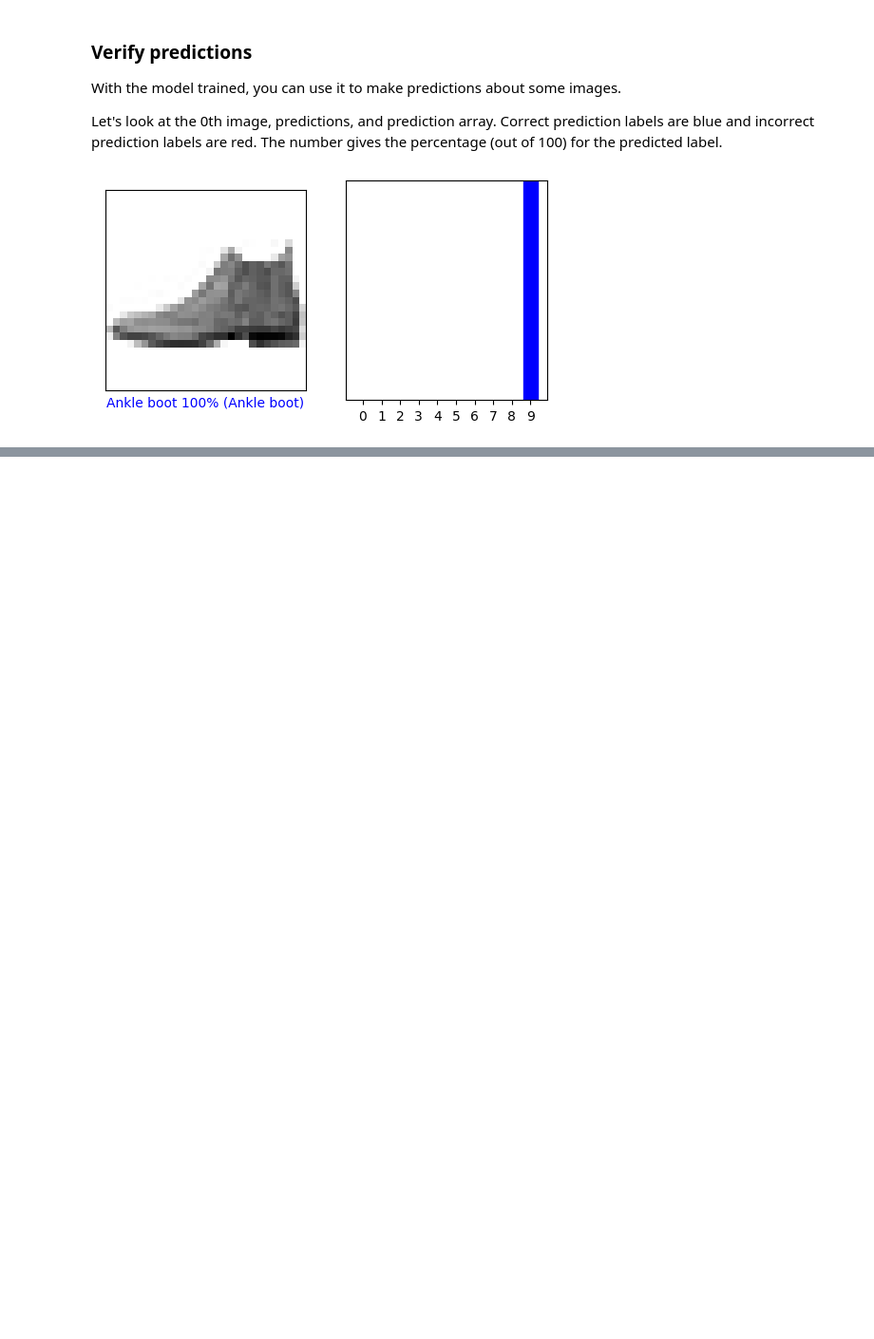
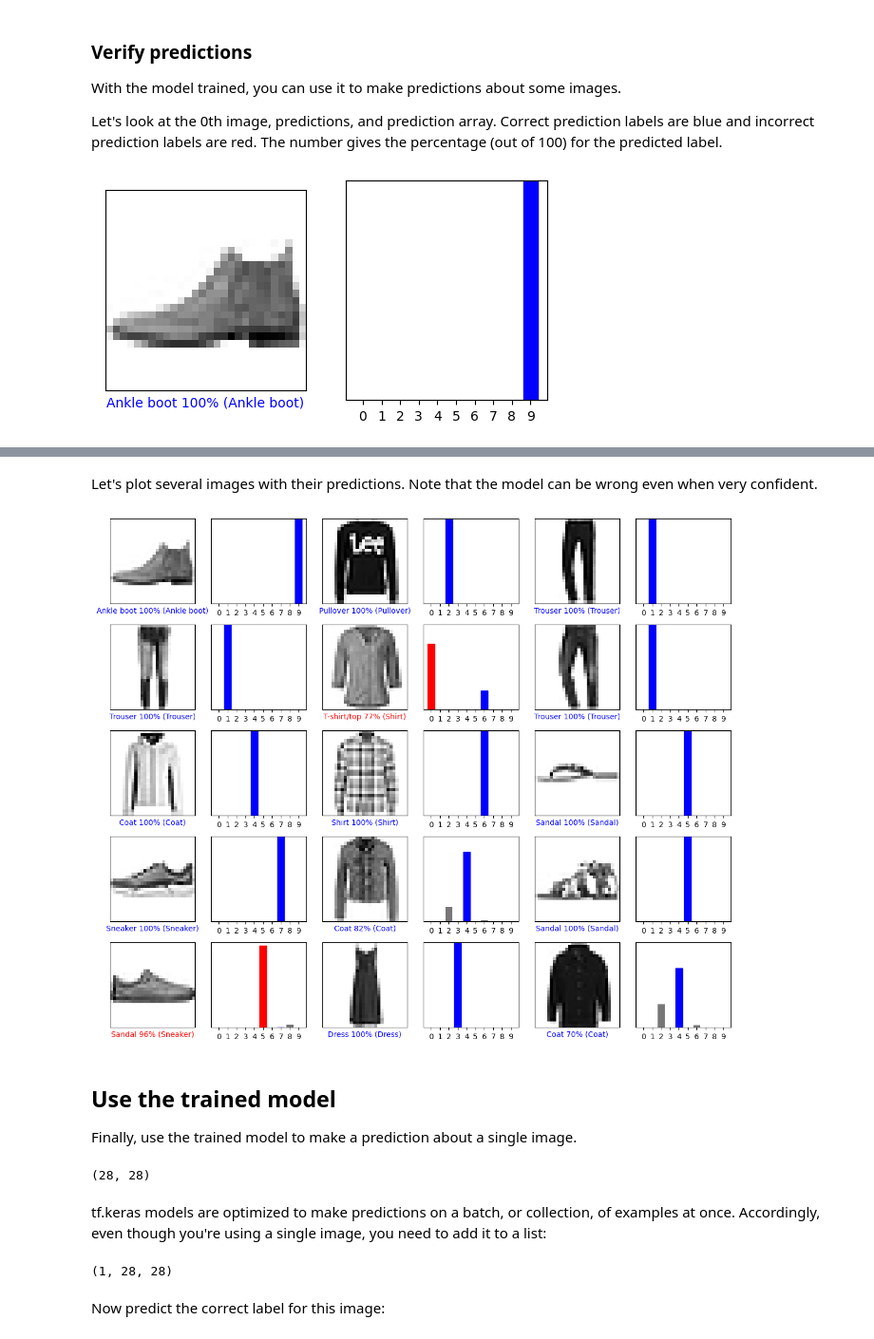
Before and after one commit to worthinternetsystems/radar-machine-learning, a Jupyter notebook: clothing-classification.ipynb, the cells around one changed output, grey strips where cells are left out. Shown: that part at 95% size. Drawn from its saved outputs; the diff is of its cells as text; code cells hidden in the pictures; blank space fills up the shorter version.

```diff
--- a/clothing-classification.ipynb
+++ b/clothing-classification.ipynb
@@ -270,0 +281,39 @@ plt.show()
+# %% [markdown]
+Let's plot several images with their predictions. Note that the model can be wrong even when very confident.
+# %%
+# Plot the first X test images, their predicted labels, and the true labels.
+# Color correct predictions in blue and incorrect predictions in red.
+num_rows = 5
+num_cols = 3
+num_images = num_rows*num_cols
+plt.figure(figsize=(2*2*num_cols, 2*num_rows))
+for i in range(num_images):
+  plt.subplot(num_rows, 2*num_cols, 2*i+1)
+  plot_image(i, predictions[i], test_labels, test_images)
+  plt.subplot(num_rows, 2*num_cols, 2*i+2)
+  plot_value_array(i, predictions[i], test_labels)
+plt.tight_layout()
+plt.show()
+# %% [output]
+[figure, added]
+# %% [markdown]
+## Use the trained model
+Finally, use the trained model to make a prediction about a single image.
+# %%
+# Grab an image from the test dataset.
+img = test_images[1]
+
+print(img.shape)
+# %% [output]
+(28, 28)
+# %% [markdown]
+tf.keras models are optimized to make predictions on a batch, or collection, of examples at once. Accordingly, even though you're using a single image, you need to add it to a list:
+# %%
+# Add the image to a batch where it's the only member.
+img = (np.expand_dims(img,0))
+
+print(img.shape)
+# %% [output]
+(1, 28, 28)
+# %% [markdown]
+Now predict the correct label for this image:
```
Also changed, not shown: parts of 10 cells of this notebook.
